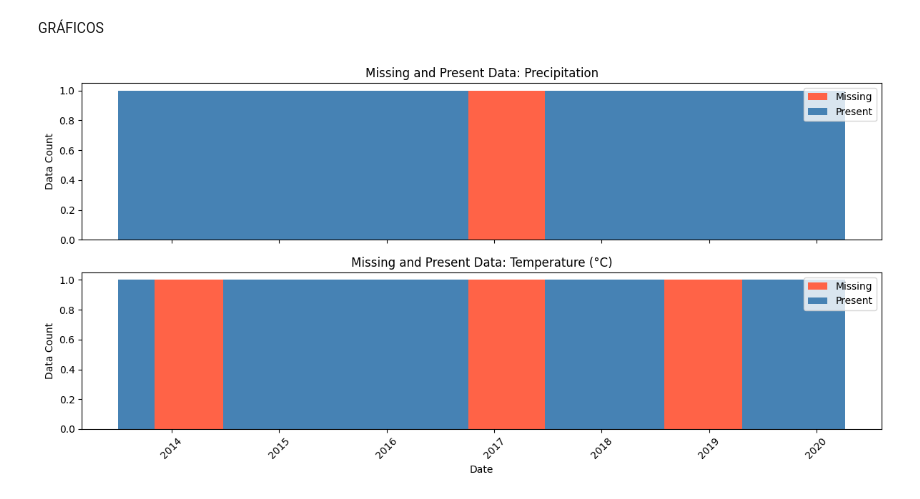
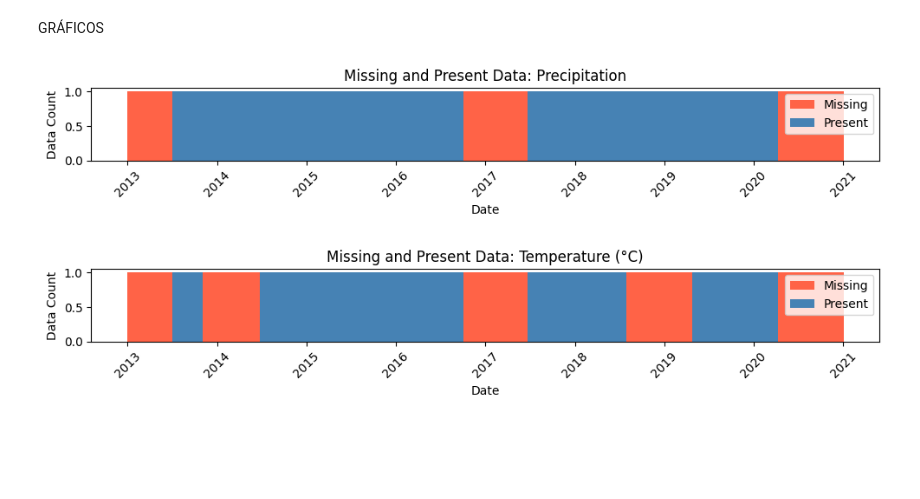
Before and after one commit to MatheusOliveira1999/LACRIO, a Jupyter notebook: Analises/Cordillera Blanca/Scripts/Cuchillacocha/dados_faltantes.ipynb, the cells around one changed output. Saved outputs shown, nothing was run; the diff lists cells and outputs as text; code cells hidden in the pictures; blank space fills up the shorter version.

```diff
--- a/Analises/Cordillera Blanca/Scripts/Cuchillacocha/dados_faltantes.ipynb
+++ b/Analises/Cordillera Blanca/Scripts/Cuchillacocha/dados_faltantes.ipynb
@@ -6,14 +6,24 @@ import matplotlib.pyplot as plt
 f = "/home/matheus/Documentos/LACRIO/Analises/Cordillera Blanca/Weather Station Data/Cuchillacocha_CUCHWX_5Jul13_6Apr20.csv"
 df = pd.read_csv(f, encoding="latin1")
 # %%
+
+
 # Carregar e preparar os dados (substitua pelo seu DataFrame real)
 df['Datetime'] = pd.to_datetime(df['Datetime'], format='%m/%d/%Y %H:%M')
 
 # Remover duplicatas (caso existam) mantendo a primeira ocorrência
 df = df.drop_duplicates(subset=['Datetime'])
 
-# Criar o intervalo completo de datas
-full_date_range = pd.date_range(start=df['Datetime'].min(), end=df['Datetime'].max(), freq='D')
+# Determinar o intervalo de anos
+start_year = df['Datetime'].min().year
+end_year = df['Datetime'].max().year
+
+# Criar o intervalo completo de datas para os anos inteiros
+full_date_range = pd.date_range(
+    start=f'{start_year}-01-01',
+    end=f'{end_year}-12-31',
+    freq='D'
+)
 
 # Reindexar o DataFrame para o intervalo completo de datas
 df_full = df.set_index('Datetime').reindex(full_date_range)
@@ -53,42 +141,43 @@ Os valores NaN representam 31.29% do total de dados na coluna 'Temperature (°C)
 # %% [markdown]
 GRÁFICOS
 # %%
-
 
 # Verificar as datas ausentes e presentes para Precipitation e Temperature (°C)
 missing_precipitation = df_full['Precipitation (mm)'].isna()
 present_precipitation = ~missing_precipitation
 
 missing_temperature = df_full['Temperature (°C)'].isna()
 present_temperature = ~missing_temperature
 
-# Criar os gráficos
-fig, axes = plt.subplots(2, 1, figsize=(12, 6), sharex=True)
-
 bar_width = 5  # Ajuste fino da largura da barra
 
 # Gráfico para Precipitation
-axes[0].bar(df_full.index[missing_precipitation], np.ones(missing_precipitation.sum()),
-            color='tomato', label='Missing', width=bar_width)  # Missing data in red
-axes[0].bar(df_full.index[present_precipitation], np.ones(present_precipitation.sum()),
-            color='steelblue', label='Present', width=bar_width)  # Present data in blue
-axes[0].set_title('Missing and Present Data: Precipitation')
-axes[0].set_ylabel('Data Count')
-axes[0].legend()
-
-# Gráfico para Temperature (°C)
-axes[1].bar(df_full.index[missing_temperature], np.ones(missing_temperature.sum()),
-            color='tomato', label='Missing', width=bar_width)  # Missing data in red
-axes[1].bar(df_full.index[present_temperature], np.ones(present_temperature.sum()),
-            color='steelblue', label='Present', width=bar_width)  # Present data in blue
-axes[1].set_title('Missing and Present Data: Temperature (°C)')
-axes[1].set_xlabel('Date')
-axes[1].set_ylabel('Data Count')
-axes[1].legend()
-
-# Ajustar os ticks e layout
+plt.figure(figsize=(10, 2))
+plt.bar(df_full.index[missing_precipitation], np.ones(missing_precipitation.sum()),
+        color='tomato', label='Missing', width=bar_width)  # Missing data in red
+plt.bar(df_full.index[present_precipitation], np.ones(present_precipitation.sum()),
+        color='steelblue', label='Present', width=bar_width)  # Present data in blue
+plt.title('Missing and Present Data: Precipitation')
+plt.ylabel('Data Count')
+plt.xlabel('Date')
+plt.legend()
 plt.xticks(rotation=45)
 plt.tight_layout()
 plt.show()
+
+# Gráfico para Temperature (°C)
+plt.figure(figsize=(10, 2))
+plt.bar(df_full.index[missing_temperature], np.ones(missing_temperature.sum()),
+        color='tomato', label='Missing', width=bar_width)  # Missing data in red
+plt.bar(df_full.index[present_temperature], np.ones(present_temperature.sum()),
+        color='steelblue', label='Present', width=bar_width)  # Present data in blue
+plt.title('Missing and Present Data: Temperature (°C)')
+plt.ylabel('Data Count')
+plt.xlabel('Date')
+plt.legend()
+plt.xticks(rotation=45)
+plt.tight_layout()
+plt.show()
 # %% [output]
-[figure, old version]
+[figure, new version]
+[figure, added]
```
Also changed, not shown: parts of 3 cells of this notebook, 7 other files.
